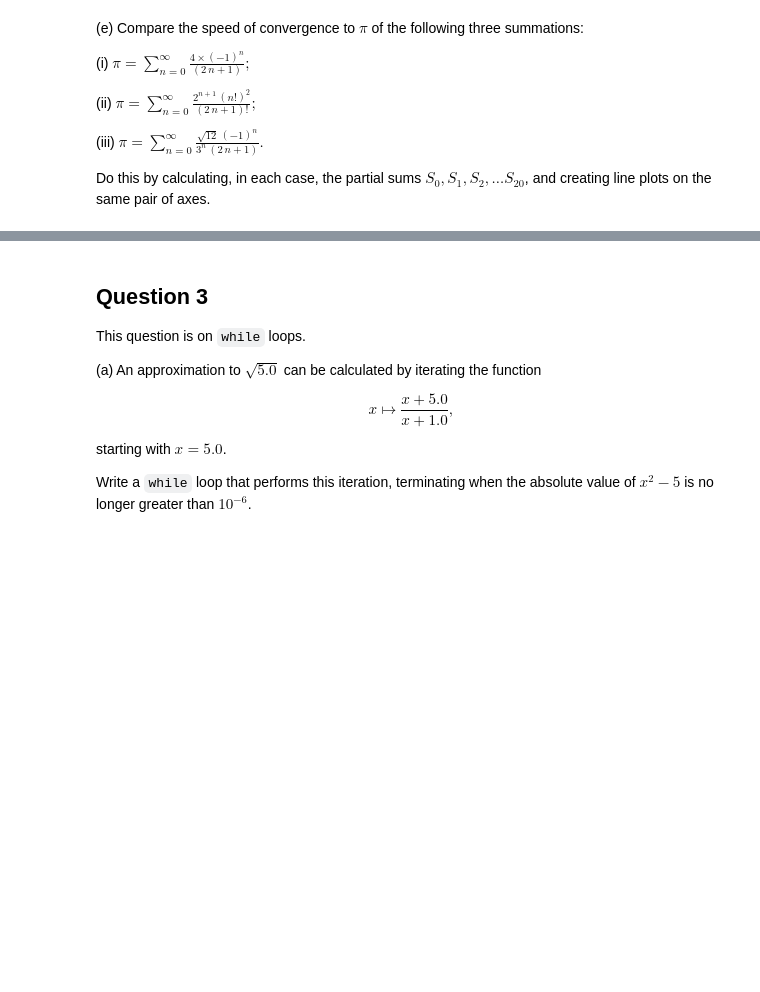
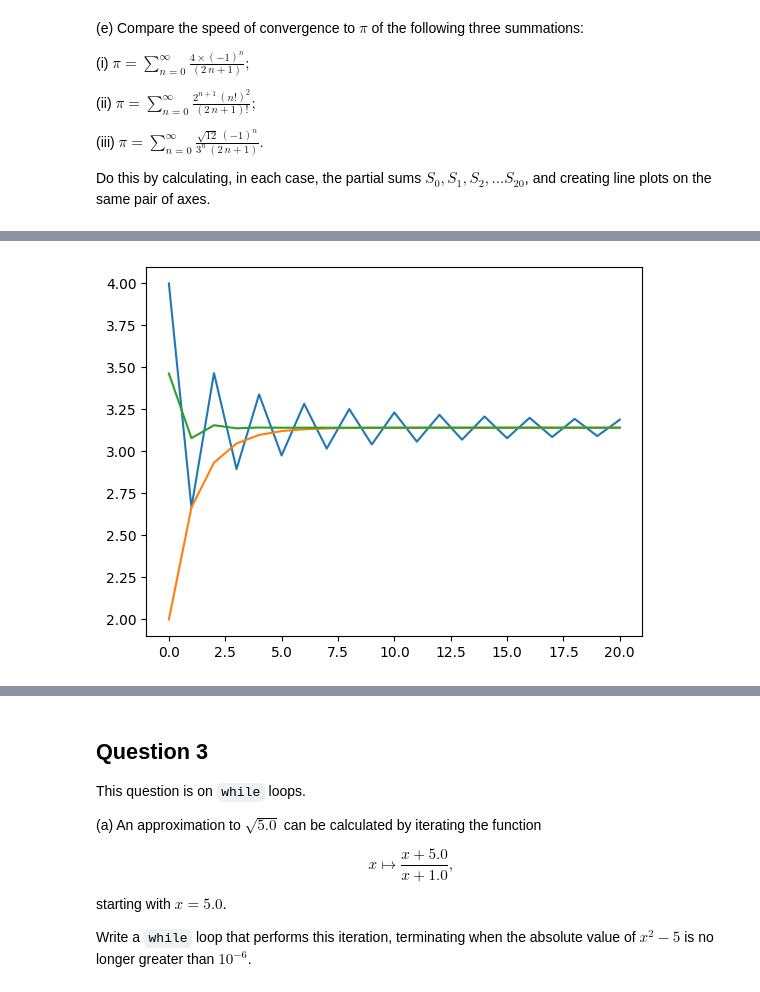
Before and after one commit to Imperial-MATH40006/term1-week7-afj4l, a Jupyter notebook: term1week7.ipynb, the cells around one changed output, grey strips where cells are left out. Saved outputs shown, nothing was run; the diff lists cells and outputs as text; code cells hidden in the pictures; blank space fills up the shorter version.

```diff
--- a/term1week7.ipynb
+++ b/term1week7.ipynb
@@ -311,22 +356,22 @@ from math import pi, factorial, sqrt
 total1 = 0.0
 list1 = []
 for n in range(21):
-    # YOUR CODE HERE
-    raise NotImplementedError()
+    total1 += (-1)**n * 4 / (2*n + 1)
+    list1.append(total1)
 # %%
 # summation (ii)
 total2 = 0.0
 list2 = []
 for n in range(21):
-    # YOUR CODE HERE
-    raise NotImplementedError()
+    total2 += 2**(n + 1) * factorial(n)**2 / factorial(2*n + 1)
+    list2.append(total2)
 # %%
 # summation (iii)
 total3 = 0.0
 list3 = []
 for n in range(21):
-    # YOUR CODE HERE
-    raise NotImplementedError()
+    total3 += sqrt(12) * (-1)**n / (3**n * (2*n + 1))
+    list3.append(total3)
 # %%
 print(list1)
 print(list2)
@@ -343,8 +401,13 @@ question2e_iii(list3)
 # %%
 # plot
 fig, ax = plt.subplots()
 # YOUR CODE HERE
-raise NotImplementedError()
+ax.plot(range(21), list1, '-')
+ax.plot(range(21), list2, '-')
+ax.plot(range(21), list3, '-')
+plt.show()
+# %% [output]
+[figure, added]
 # %%
 # 1 Mark
 _globals = globals()
```
Also changed, not shown: parts of 31 cells of this notebook.
